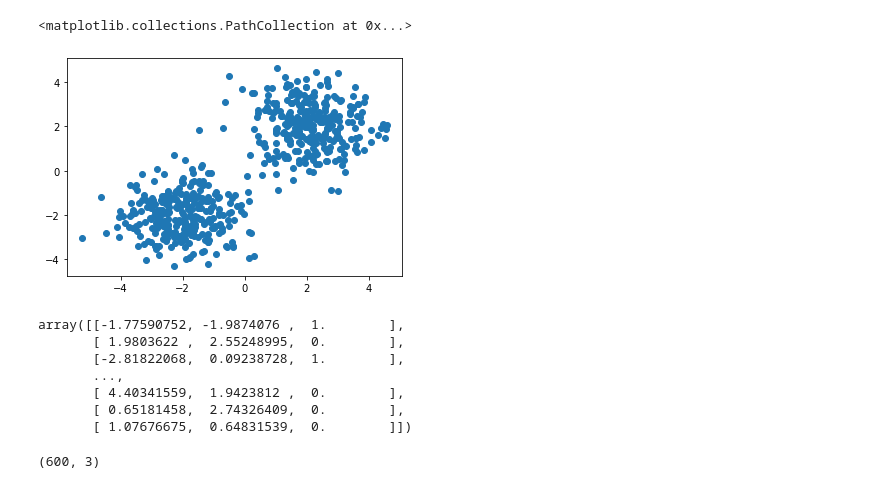
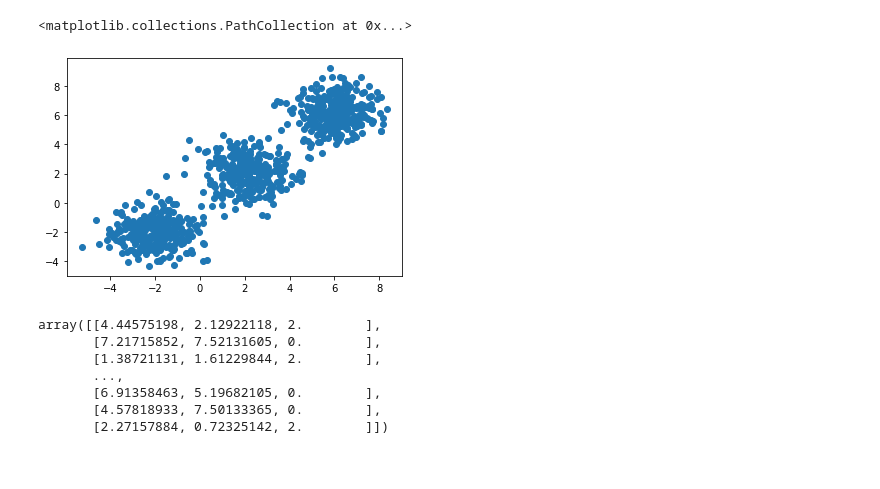
Before and after one commit to Lelelass/Machine-learning-Lassarade, a Jupyter notebook: code_along/SVM.ipynb, the cells around one changed output. Cells and saved outputs as stored; diff of their text form; code cells hidden in the pictures.

Commit message:
changed Kmeans to 3, then manually labellized som classes back to test different kernels that would work on the specific shape of the data

```diff
--- a/code_along/SVM.ipynb
+++ b/code_along/SVM.ipynb
@@ -1,38 +1,35 @@
 # %%
 from utils import plot_svm_margins
 from sklearn.svm import SVC
 from sklearn.datasets import make_blobs
 import matplotlib.pyplot as plt
 import numpy as np
 import seaborn as sns
 import pandas as pd
 
-blobs = make_blobs((300,300), 2, centers = [(-2,-2), (2,2)], random_state= 42)[0]
+blobs = make_blobs((300,300,300), 3, centers = [(-2,-2), (2,2), (6,6)], random_state= 42)[0]
 
 plt.scatter(blobs[:,0], blobs[:,1])
 # %% [output]
 <matplotlib.collections.PathCollection at 0x...>
-[figure, old version]
+[figure, new version]
 # %%
 from sklearn.cluster import KMeans
 
-kmean = KMeans(2)
+kmean = KMeans(3)
 kmean.fit(blobs)
 
 blobs = np.c_[blobs, kmean.predict(blobs)]
+
 blobs
 # %% [output]
-array([[-1.77590752, -1.9874076 ,  1.        ],
-       [ 1.9803622 ,  2.55248995,  0.        ],
-       [-2.81822068,  0.09238728,  1.        ],
+array([[4.44575198, 2.12922118, 2.        ],
+       [7.21715852, 7.52131605, 0.        ],
+       [1.38721131, 1.61229844, 2.        ],
        ...,
-       [ 4.40341559,  1.9423812 ,  0.        ],
-       [ 0.65181458,  2.74326409,  0.        ],
-       [ 1.07676675,  0.64831539,  0.        ]])
+       [6.91358463, 5.19682105, 0.        ],
+       [4.57818933, 7.50133365, 0.        ],
+       [2.27157884, 0.72325142, 2.        ]])
-# %%
-blobs.shape
-# %% [output]
-(600, 3)
 # %%
 df_blobs = pd.DataFrame(blobs, columns= ['K1', 'K2', 'label'])
 sns.scatterplot(data = df_blobs, x = 'K1', y = 'K2', hue = 'label')
```
Also changed, not shown: parts of 8 cells of this notebook.
